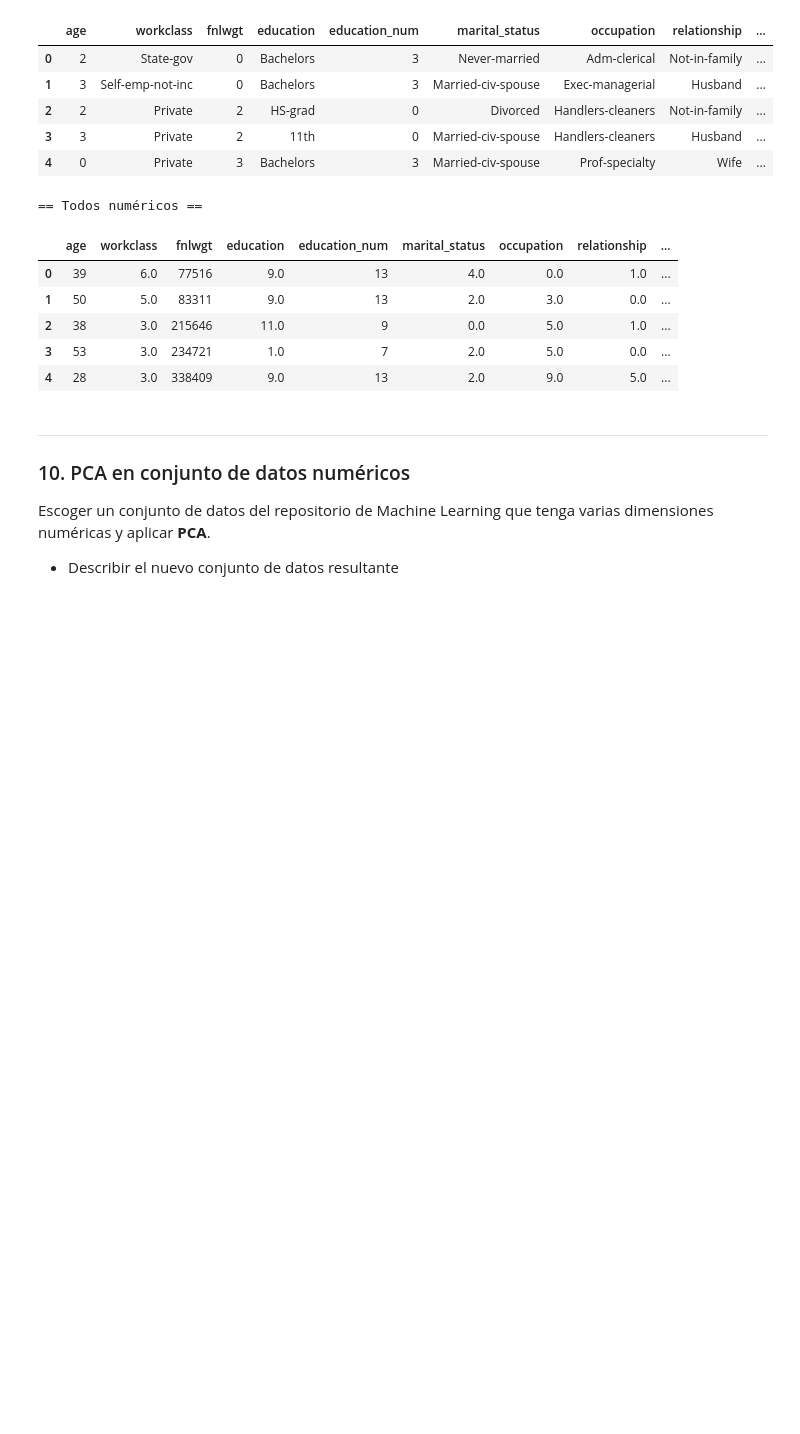
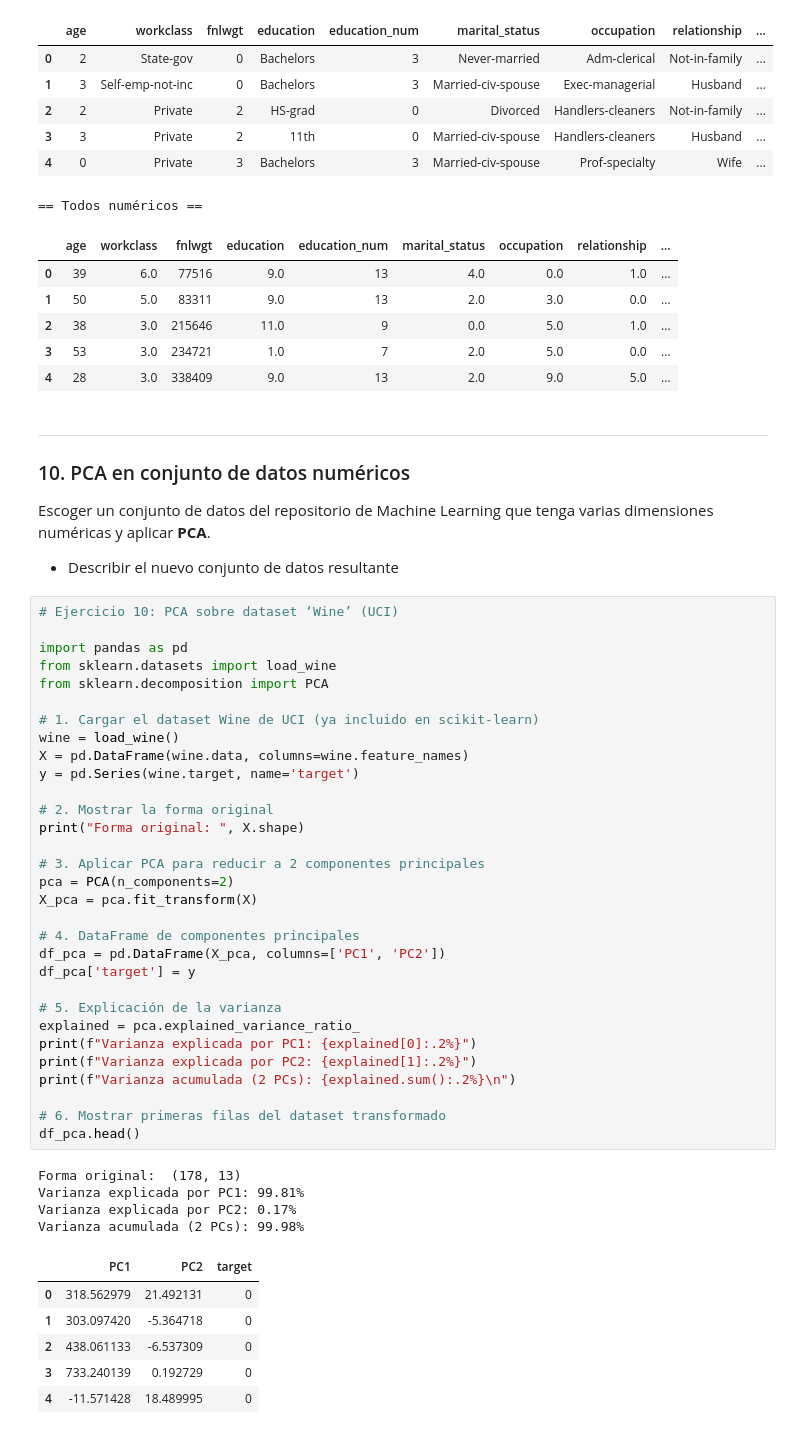
Before and after one commit to jodiazro/TallerPreprocesamientoMD, a Jupyter notebook: TallerPreprocesamiento.ipynb, the cells around one changed output. Drawn from its saved outputs; the diff is of its cells as text; blank space fills up the shorter version.

Commit message:
Add PCA analysis on Wine dataset with detailed variance explanation and transformed dataset display

```diff
--- a/TallerPreprocesamiento.ipynb
+++ b/TallerPreprocesamiento.ipynb
@@ -1045,3 +1045,45 @@ display(adult_numeric.head())
 Escoger un conjunto de datos del repositorio de Machine Learning que tenga varias dimensiones numéricas y aplicar **PCA**.
 
 * Describir el nuevo conjunto de datos resultante
+# %%
+# Ejercicio 10: PCA sobre dataset ‘Wine’ (UCI)
+
+import pandas as pd
+from sklearn.datasets import load_wine
+from sklearn.decomposition import PCA
+
+# 1. Cargar el dataset Wine de UCI (ya incluido en scikit-learn)
+wine = load_wine()
+X = pd.DataFrame(wine.data, columns=wine.feature_names)
+y = pd.Series(wine.target, name='target')
+
+# 2. Mostrar la forma original
+print("Forma original: ", X.shape)
+
+# 3. Aplicar PCA para reducir a 2 componentes principales
+pca = PCA(n_components=2)
+X_pca = pca.fit_transform(X)
+
+# 4. DataFrame de componentes principales
+df_pca = pd.DataFrame(X_pca, columns=['PC1', 'PC2'])
+df_pca['target'] = y
+
+# 5. Explicación de la varianza
+explained = pca.explained_variance_ratio_
+print(f"Varianza explicada por PC1: {explained[0]:.2%}")
+print(f"Varianza explicada por PC2: {explained[1]:.2%}")
+print(f"Varianza acumulada (2 PCs): {explained.sum():.2%}\n")
+
+# 6. Mostrar primeras filas del dataset transformado
+df_pca.head()
+# %% [output]
+Forma original:  (178, 13)
+Varianza explicada por PC1: 99.81%
+Varianza explicada por PC2: 0.17%
+Varianza acumulada (2 PCs): 99.98%
+|  | PC1 | PC2 | target |
+| 0 | 318.562979 | 21.492131 | 0 |
+| 1 | 303.097420 | -5.364718 | 0 |
+| 2 | 438.061133 | -6.537309 | 0 |
+| 3 | 733.240139 | 0.192729 | 0 |
+| 4 | -11.571428 | 18.489995 | 0 |
```
Also changed, not shown: parts of 1 cell of this notebook.
